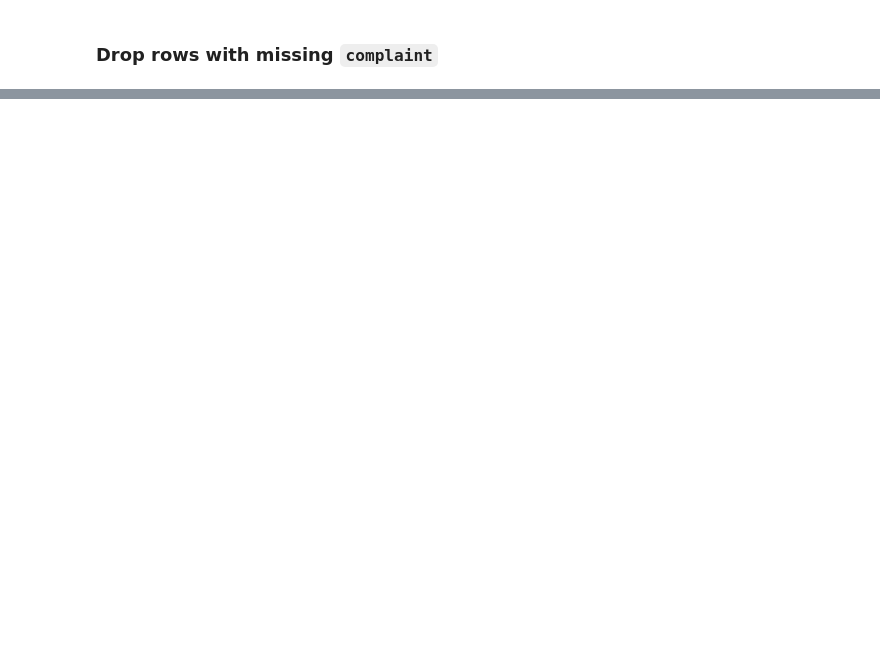
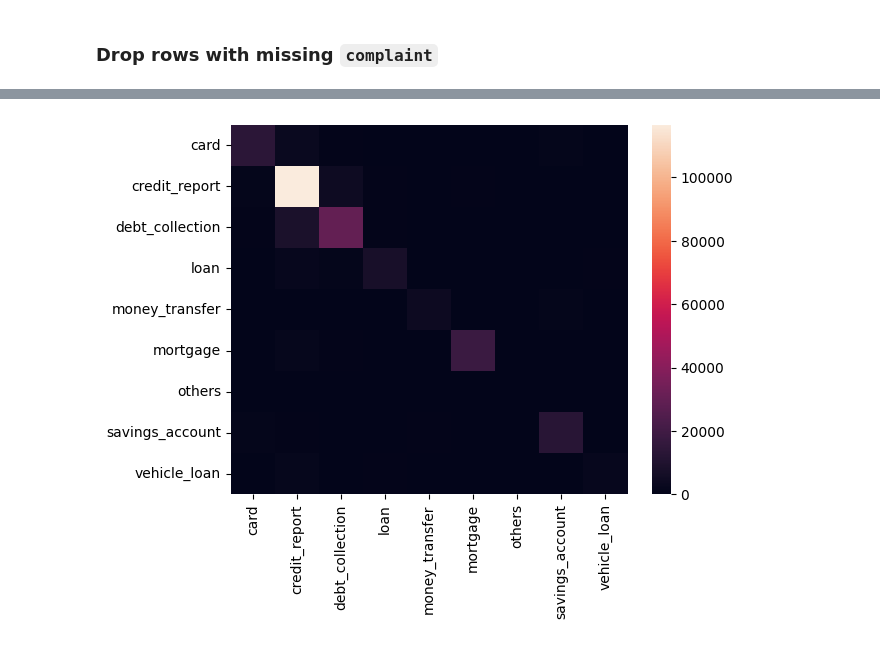
Before and after one commit to JammalAdeyemi/DataScience_Project, a Jupyter notebook: NLP/Multiclass_text_classification/model.ipynb, the cells around one changed output, grey strips where cells are left out. Saved outputs shown, nothing was run; the diff lists cells and outputs as text; code cells hidden in the pictures; blank space fills up the shorter version.

Commit message:
multiclass

```diff
--- a/NLP/Multiclass_text_classification/model.ipynb
+++ b/NLP/Multiclass_text_classification/model.ipynb
@@ -91,0 +508,2 @@ KeyboardInterrupt:
+# %%
+y = data["Product"]
@@ -91,0 +514,7 @@ KeyboardInterrupt:
+# %%
+X_train, X_test, y_train, y_test = train_test_split(X, y, test_size=0.2, stratify=y, random_state=42)
+
+print(f"X_train: {X_train.shape}")
+print(f"X_test: {X_test.shape}")
+print(f"y_train: {y_train.shape}")
+print(f"y_test: {y_test.shape}")
@@ -91,0 +530,9 @@ KeyboardInterrupt:
+# %%
+# MultiNomial Naive Bayes
+model = MultinomialNB()
+model.fit(X_train, y_train)
+
+# Predict on the test data
+test_pred = model.predict(X_test)
+
+accuracy_score(y_test, test_pred)
@@ -91,0 +541,9 @@ KeyboardInterrupt:
+# %%
+# MultiNomial Naive Bayes
+logreg_model = LogisticRegression()
+logreg_model.fit(X_train, y_train)
+
+# Predict on the test data
+test_pred = logreg_model.predict(X_test)
+
+accuracy_score(y_test, test_pred)
@@ -91,0 +559,9 @@ KeyboardInterrupt:
+# %%
+# Correlation Matrix
+conf_mat = confusion_matrix(y_test, test_pred)
+corr = pd.DataFrame(conf_mat, columns = logreg_model.classes_, index = logreg_model.classes_)
+
+sns.heatmap(corr)
+plt.show()
+# %% [output]
+[figure, added]
```
Also changed, not shown: parts of 100 cells of this notebook, 2 other files.
